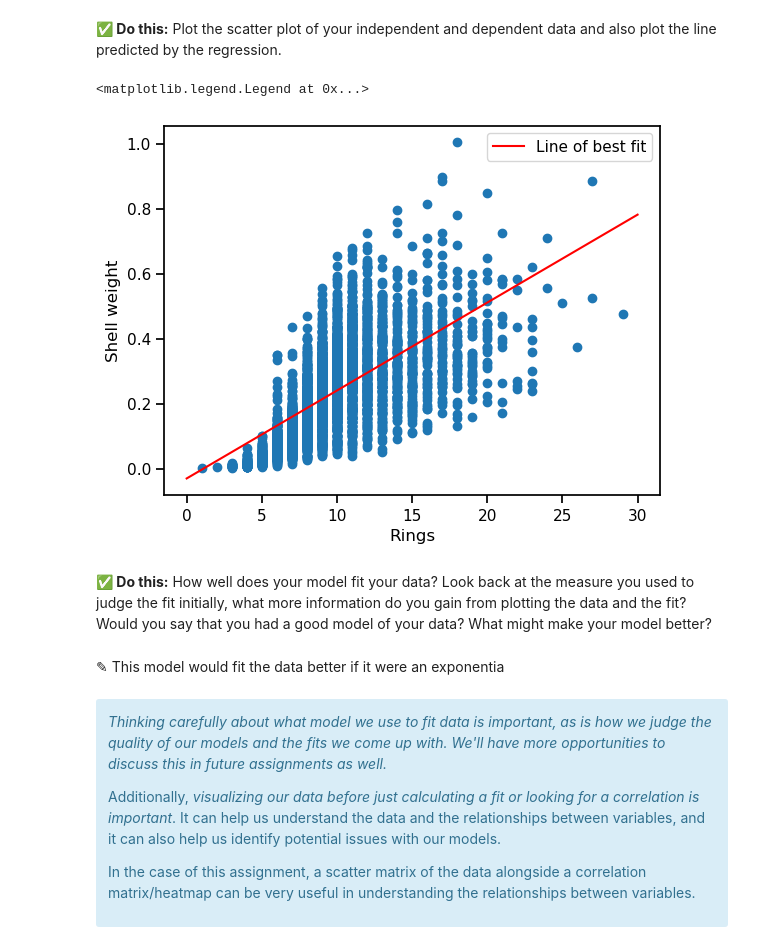
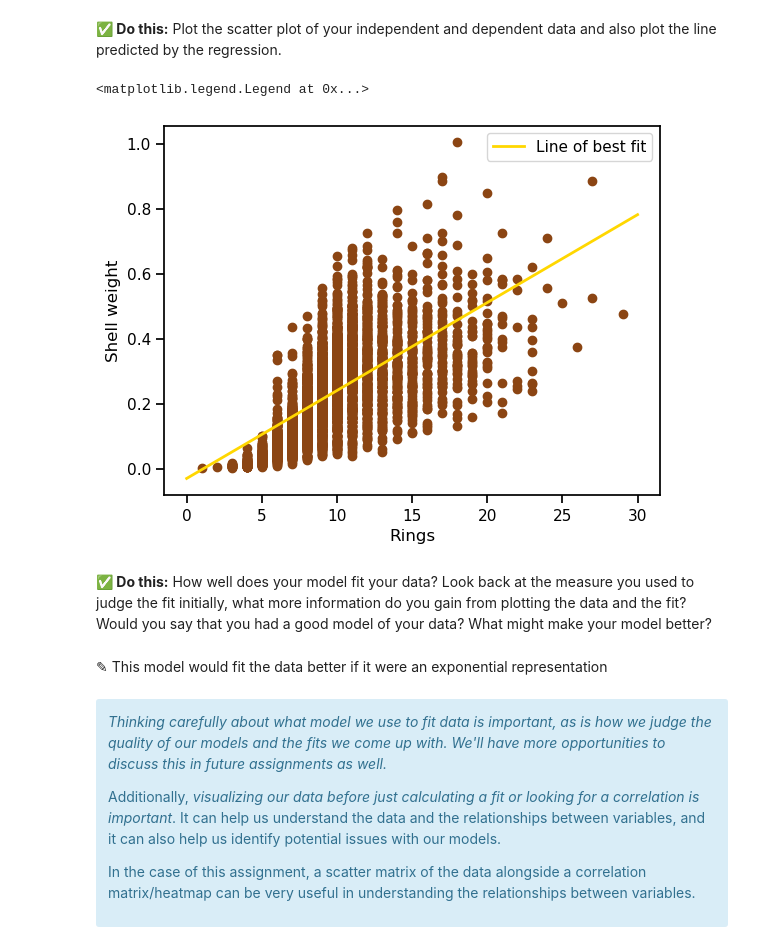
Before and after one commit to ChrSch6767/CMSE202-f26-turnin, a Jupyter notebook: Day-13/Day-13_In-Class-Regression-STUDENT.ipynb, the cells around one changed output. Drawn from its saved outputs; the diff is of its cells as text; code cells hidden in the pictures.

```diff
--- a/Day-13/Day-13_In-Class-Regression-STUDENT.ipynb
+++ b/Day-13/Day-13_In-Class-Regression-STUDENT.ipynb
@@ -247,25 +247,25 @@ You can see that each data set is different, but the mathematical model that fit
 # %%
 # put your code here
 
-plt.scatter(rings, shell_w)
+plt.scatter(rings, shell_w, color = "saddlebrown")
 plt.xlabel("Rings")
 plt.ylabel("Shell weight")
 
 slope = results.params['rings']
 y_int = results.params['const']
 
 x_ary = np.arange(0,30.5,0.5)
 y_ary = (slope) * x_ary + y_int
 
-plt.plot(x_ary, y_ary, color = "r", label = "Line of best fit")
+plt.plot(x_ary, y_ary, color = "gold", label = "Line of best fit", linewidth = 2)
 plt.legend()
 # %% [output]
 <matplotlib.legend.Legend at 0x...>
-[figure, old version]
+[figure, new version]
 # %% [markdown]
 **&#9989; Do this:** How well does your model fit your data? Look back at the measure you used to judge the fit initially, what more information do you gain from plotting the data and the fit? Would you say that you had a good model of your data? What might make your model better?
 # %% [markdown]
-<font size=+3>&#9998;</font> This model would fit the data better if it were an exponentia
+<font size=+3>&#9998;</font> This model would fit the data better if it were an exponential representation
 # %% [markdown]
 <div class="alert alert-block alert-info">
 
```
Also changed, not shown: parts of 5 cells of this notebook, 1 other file.
